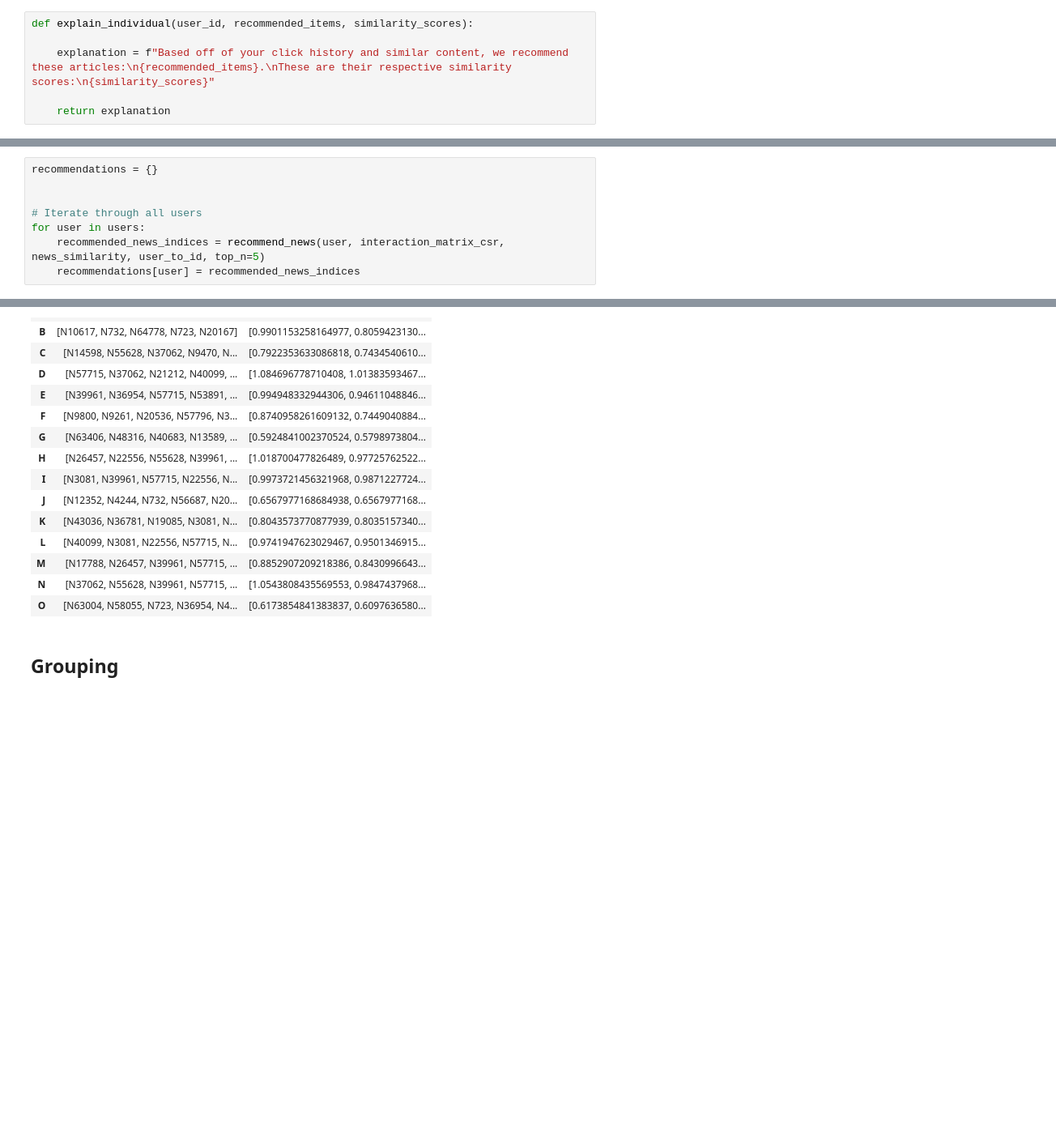
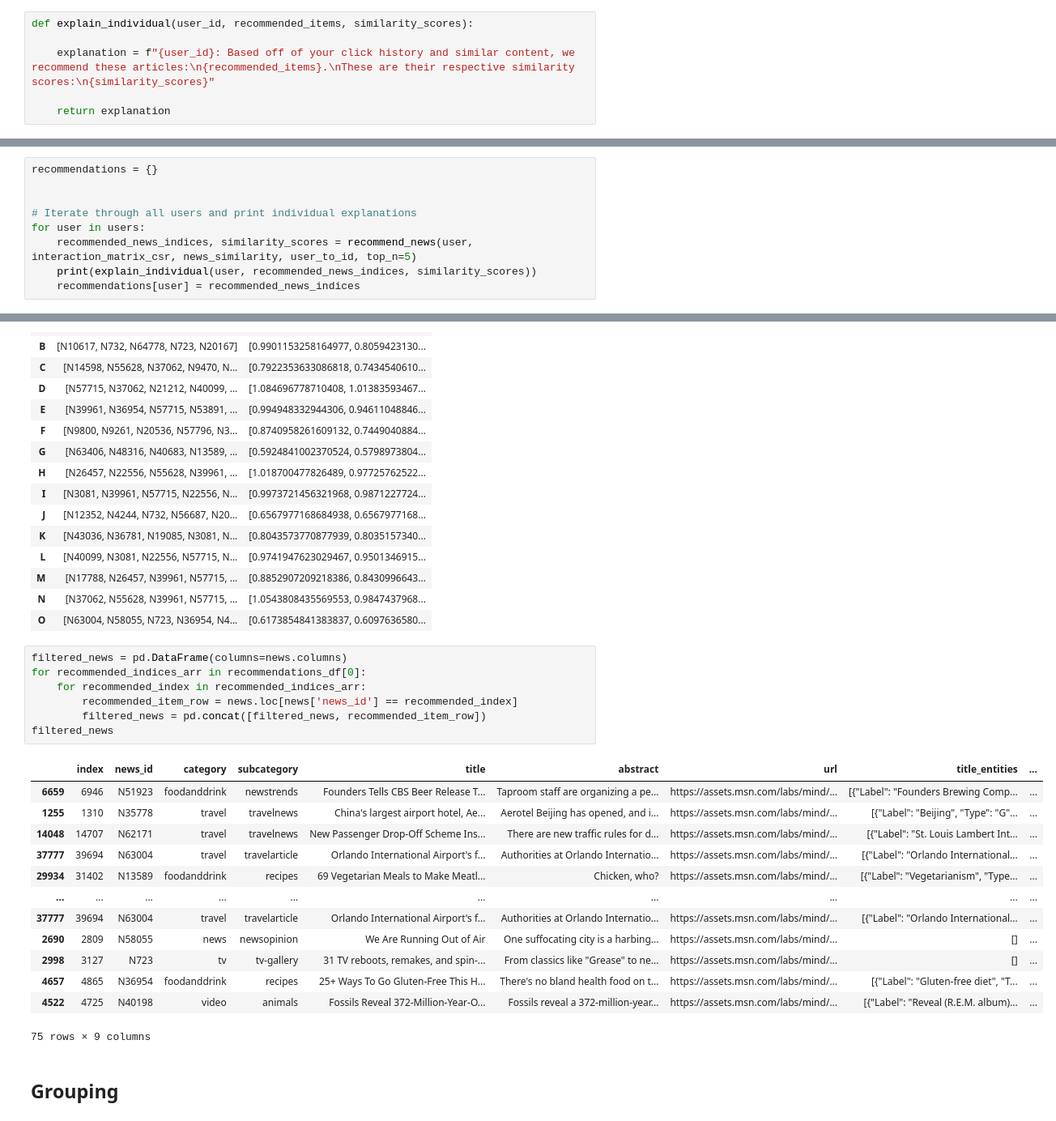
Before and after one commit to PhilHippo/MINDFUL-A-Lenskit-based-Recommender-System, a Jupyter notebook: mega_clean_model.ipynb, the cells around one changed output, grey strips where cells are left out. Shown: that part at 81% size. Cells and saved outputs as stored; diff of their text form; blank space fills up the shorter version.

```diff
--- a/mega_clean_model.ipynb
+++ b/mega_clean_model.ipynb
@@ -185,7 +185,7 @@ def recommend_news(user_id, interaction_matrix, news_similarity, user_to_id = us
 # %%
 def explain_individual(user_id, recommended_items, similarity_scores):
 
-    explanation = f"Based off of your click history and similar content, we recommend these articles:\n{recommended_items}.\nThese are their respective similarity scores:\n{similarity_scores}"
+    explanation = f"{user_id}: Based off of your click history and similar content, we recommend these articles:\n{recommended_items}.\nThese are their respective similarity scores:\n{similarity_scores}"
 
     return explanation
 # %%
@@ -667,7 +667,8 @@ users = list('ABCDEFGHIJKLMNO')
 recommendations = {}
 
 
-# Iterate through all users
+# Iterate through all users and print individual explanations
 for user in users:
-    recommended_news_indices = recommend_news(user, interaction_matrix_csr, news_similarity, user_to_id, top_n=5)
+    recommended_news_indices, similarity_scores = recommend_news(user, interaction_matrix_csr, news_similarity, user_to_id, top_n=5)
+    print(explain_individual(user, recommended_news_indices, similarity_scores))
     recommendations[user] = recommended_news_indices
@@ -691,6 +710,27 @@ recommendations_df
 | M | [N17788, N26457, N39961, N57715, ... | [0.8852907209218386, 0.8430996643... |
 | N | [N37062, N55628, N39961, N57715, ... | [1.0543808435569553, 0.9847437968... |
 | O | [N63004, N58055, N723, N36954, N4... | [0.6173854841383837, 0.6097636580... |
+# %%
+filtered_news = pd.DataFrame(columns=news.columns)
+for recommended_indices_arr in recommendations_df[0]:
+    for recommended_index in recommended_indices_arr:
+        recommended_item_row = news.loc[news['news_id'] == recommended_index]
+        filtered_news = pd.concat([filtered_news, recommended_item_row])
+filtered_news
+# %% [output]
+|  | index | news_id | category | subcategory | title | abstract | url | title_entities | ... |
+| 6659 | 6946 | N51923 | foodanddrink | newstrends | Founders Tells CBS Beer Release T... | Taproom staff are organizing a pe... | https://assets.msn.com/labs/mind/... | [{"Label": "Founders Brewing Comp... | ... |
+| 1255 | 1310 | N35778 | travel | travelnews | China's largest airport hotel, Ae... | Aerotel Beijing has opened, and i... | https://assets.msn.com/labs/mind/... | [{"Label": "Beijing", "Type": "G"... | ... |
+| 14048 | 14707 | N62171 | travel | travelnews | New Passenger Drop-Off Scheme Ins... | There are new traffic rules for d... | https://assets.msn.com/labs/mind/... | [{"Label": "St. Louis Lambert Int... | ... |
+| 37777 | 39694 | N63004 | travel | travelarticle | Orlando International Airport's f... | Authorities at Orlando Internatio... | https://assets.msn.com/labs/mind/... | [{"Label": "Orlando International... | ... |
+| 29934 | 31402 | N13589 | foodanddrink | recipes | 69 Vegetarian Meals to Make Meatl... | Chicken, who? | https://assets.msn.com/labs/mind/... | [{"Label": "Vegetarianism", "Type... | ... |
+| ... | ... | ... | ... | ... | ... | ... | ... | ... | ... |
+| 37777 | 39694 | N63004 | travel | travelarticle | Orlando International Airport's f... | Authorities at Orlando Internatio... | https://assets.msn.com/labs/mind/... | [{"Label": "Orlando International... | ... |
+| 2690 | 2809 | N58055 | news | newsopinion | We Are Running Out of Air | One suffocating city is a harbing... | https://assets.msn.com/labs/mind/... | [] | ... |
+| 2998 | 3127 | N723 | tv | tv-gallery | 31 TV reboots, remakes, and spin-... | From classics like "Grease" to ne... | https://assets.msn.com/labs/mind/... | [] | ... |
+| 4657 | 4865 | N36954 | foodanddrink | recipes | 25+ Ways To Go Gluten-Free This H... | There's no bland health food on t... | https://assets.msn.com/labs/mind/... | [{"Label": "Gluten-free diet", "T... | ... |
+| 4522 | 4725 | N40198 | video | animals | Fossils Reveal 372-Million-Year-O... | Fossils reveal a 372-million-year... | https://assets.msn.com/labs/mind/... | [{"Label": "Reveal (R.E.M. album)... | ... |
+75 rows × 9 columns
 # %% [markdown]
 ## Grouping
 # %%
```
Also changed, not shown: parts of 2 cells of this notebook.
